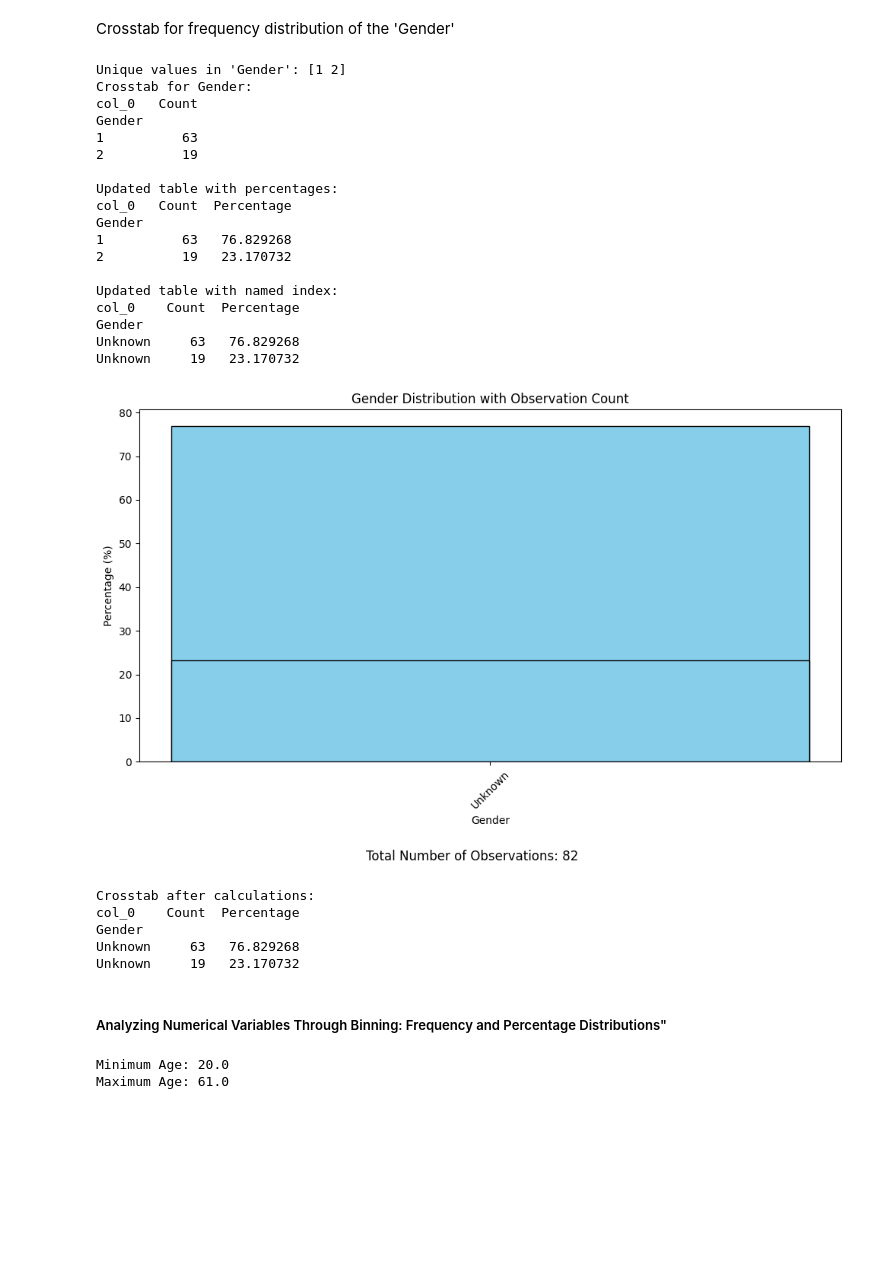
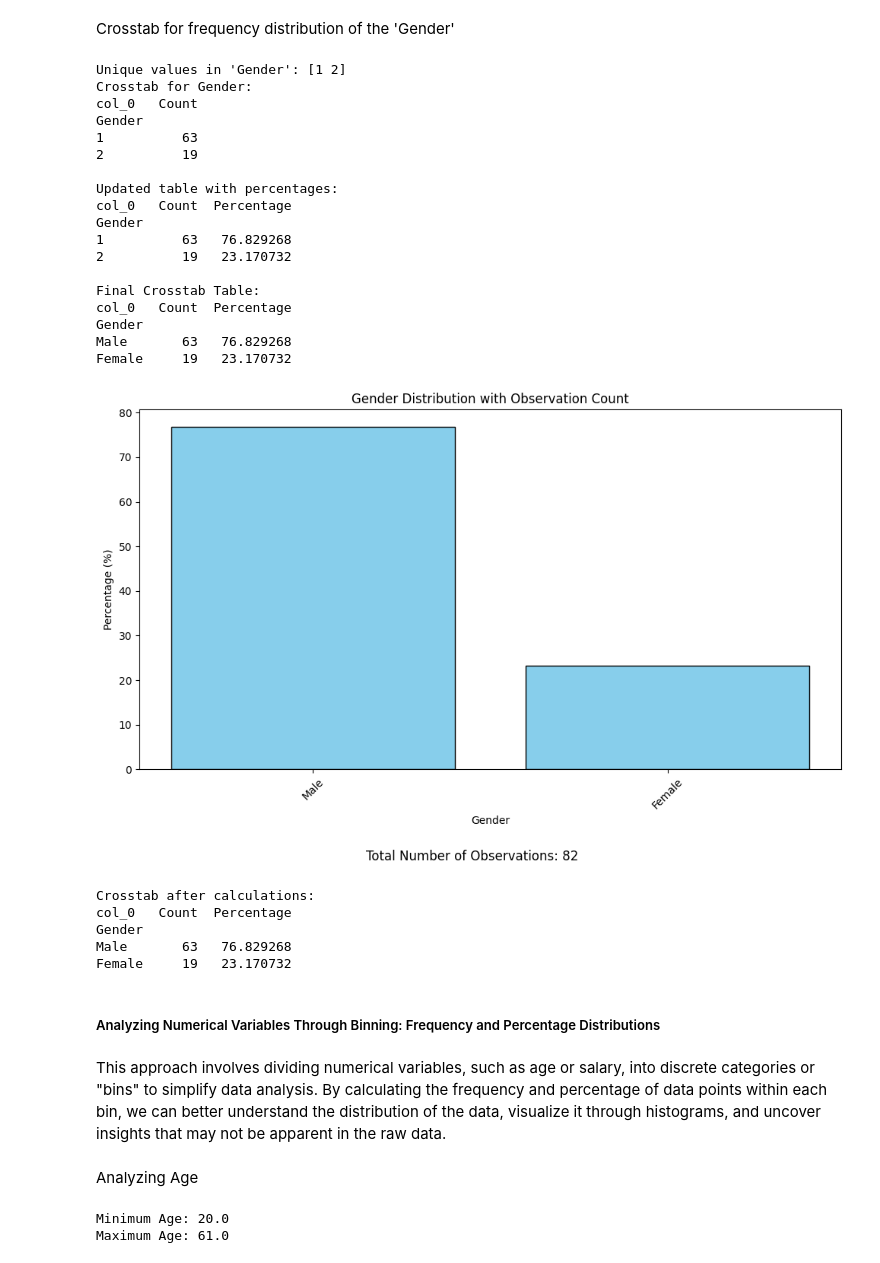
Before and after one commit to yayomithakshila/Data-Processing-with-Python-Project, a Jupyter notebook: Analyzing_WorkPlaceSatisfactionSurveyData.ipynb, the cells around one changed output. Drawn from its saved outputs; the diff is of its cells as text; code cells hidden in the pictures; blank space fills up the shorter version.

```diff
--- a/Analyzing_WorkPlaceSatisfactionSurveyData.ipynb
+++ b/Analyzing_WorkPlaceSatisfactionSurveyData.ipynb
@@ -751,15 +751,15 @@ print(gender_crosstab)
 
 # Mapping gender values to meaningful names
 gender_labels = {
-    'Male': 'Male',        # Actual value for Male
-    'Female': 'Female',    # Actual value for Female
+    1: 'Male',   # Actual value for Male
+    2: 'Female'  # Actual value for Female
 }
 
 # Renaming the index using the mapping
 gender_crosstab.index = gender_crosstab.index.map(lambda x: gender_labels.get(x, 'Unknown'))
 
 # Display the updated table with named index
-print("\nUpdated table with named index:")
+print("\nFinal Crosstab Table:")
 print(gender_crosstab)
 
 # Plotting code (with adjustments for x-axis labels)
@@ -773,45 +773,49 @@ plt.xticks(rotation=45)  # Rotate labels by 45 degrees
 total_count = gender_crosstab['Count'].sum()  # Calculate total count for the figure
 plt.figtext(0.5, -0.05, f"Total Number of Observations: {total_count}", ha="center", fontsize=12)
 
 # Add labels and title
 plt.title('Gender Distribution with Observation Count')
 plt.xlabel('Gender')
 plt.ylabel('Percentage (%)')
 
 # Show the plot
 plt.tight_layout()
 plt.show()
 
 # Display the final table with totals
 print("Crosstab after calculations:")
 print(gender_crosstab)
 # %% [output]
 Unique values in 'Gender': [1 2]
 Crosstab for Gender:
 col_0   Count
 Gender
 1          63
 2          19
 
 Updated table with percentages:
 col_0   Count  Percentage
 Gender
 1          63   76.829268
 2          19   23.170732
 
-Updated table with named index:
-col_0    Count  Percentage
+Final Crosstab Table:
+col_0   Count  Percentage
 Gender
-Unknown     63   76.829268
-Unknown     19   23.170732
+Male       63   76.829268
+Female     19   23.170732
-[figure, old version]
+[figure, new version]
 Crosstab after calculations:
-col_0    Count  Percentage
+col_0   Count  Percentage
 Gender
-Unknown     63   76.829268
-Unknown     19   23.170732
+Male       63   76.829268
+Female     19   23.170732
 # %% [markdown]
-##### Analyzing Numerical Variables Through Binning: Frequency and Percentage Distributions"
+##### Analyzing Numerical Variables Through Binning: Frequency and Percentage Distributions
+# %% [markdown]
+This approach involves dividing numerical variables, such as age or salary, into discrete categories or "bins" to simplify data analysis. By calculating the frequency and percentage of data points within each bin, we can better understand the distribution of the data, visualize it through histograms, and uncover insights that may not be apparent in the raw data.
+# %% [markdown]
+Analyzing Age
 # %%
 # Check min and max values for 'Age'
 age_description = df['Age'].describe()
```
Also changed, not shown: parts of 3 cells of this notebook.
